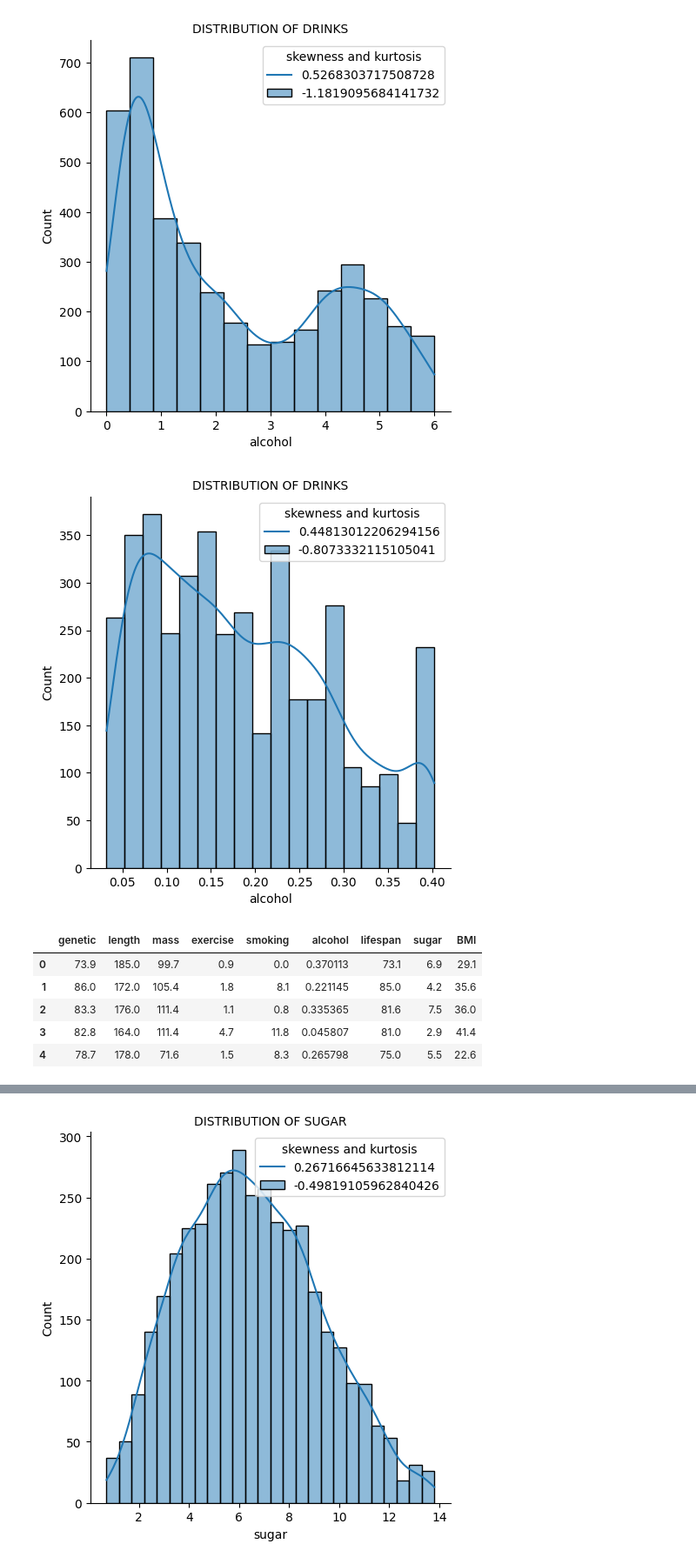
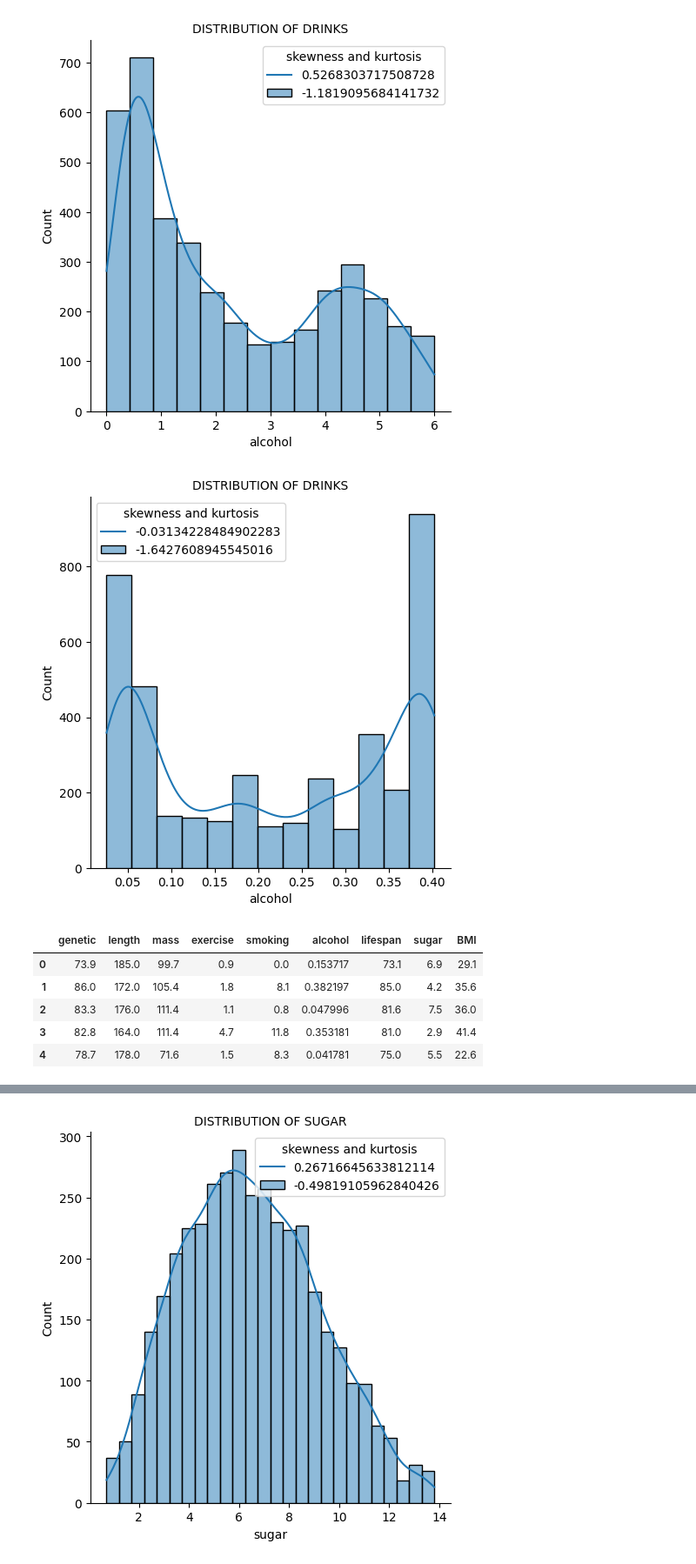
Before and after one commit to TinkerFrank/healthapp, a Jupyter notebook: RegressieTest.ipynb, the cells around one changed output, grey strips where cells are left out. Shown: that part at 87% size. Saved outputs shown, nothing was run; the diff lists cells and outputs as text; code cells hidden in the pictures.

Commit message:
Feature Distribution Transformation Tests added

```diff
--- a/RegressieTest.ipynb
+++ b/RegressieTest.ipynb
@@ -179,0 +248,19 @@ plt.show()
+# %%
+# fit lognormal distribution
+from scipy import stats
+import seaborn as sns
+
+data = df4['exercise'].values
+
+shape, loc, scale = stats.lognorm.fit(data, loc=0)
+pdf_lognorm = stats.lognorm.pdf(df4["exercise"], shape, loc, scale)
+
+df_data_trans_exercise = pd.DataFrame(pdf_lognorm, columns = ['exercise'])
+df_data_trans_exercise.head()
+
+sns.displot(df_data_trans_exercise["exercise"],kde=True)
+plt.title("DISTRIBUTION OF DRINKS",fontsize=10)
+skewness=str(df_data_trans_exercise["exercise"].skew())
+kurtosis=str(df_data_trans_exercise["exercise"].kurt())
+plt.legend([skewness,kurtosis],title=("skewness and kurtosis"))
+plt.show()
@@ -248,30 +337,30 @@ plt.show()
 # %%
 # fit lognormal distribution
 from scipy import stats
 shape, loc, scale = stats.lognorm.fit(df5["alcohol"], loc=0)
-pdf_lognorm = stats.lognorm.pdf(data, shape, loc, scale)
+pdf_lognorm = stats.lognorm.pdf(df5["alcohol"], shape, loc, scale)
 
 df_data_trans_alcohol = pd.DataFrame(pdf_lognorm, columns = ['alcohol'])
 df_data_trans_alcohol.head()
 
 sns.displot(df_data_trans_alcohol["alcohol"],kde=True)
 plt.title("DISTRIBUTION OF DRINKS",fontsize=10)
 skewness=str(df_data_trans_alcohol["alcohol"].skew())
 kurtosis=str(df_data_trans_alcohol["alcohol"].kurt())
 plt.legend([skewness,kurtosis],title=("skewness and kurtosis"))
 plt.show()
 # %% [output]
-[figure, old version]
+[figure, new version]
 # %%
 df5['alcohol']=df_data_trans_alcohol
 df5.head()
 # %% [output]
 |  | genetic | length | mass | exercise | smoking | alcohol | lifespan | sugar | BMI |
-| 0 | 73.9 | 185.0 | 99.7 | 0.9 | 0.0 | 0.370113 | 73.1 | 6.9 | 29.1 |
-| 1 | 86.0 | 172.0 | 105.4 | 1.8 | 8.1 | 0.221145 | 85.0 | 4.2 | 35.6 |
-| 2 | 83.3 | 176.0 | 111.4 | 1.1 | 0.8 | 0.335365 | 81.6 | 7.5 | 36.0 |
-| 3 | 82.8 | 164.0 | 111.4 | 4.7 | 11.8 | 0.045807 | 81.0 | 2.9 | 41.4 |
-| 4 | 78.7 | 178.0 | 71.6 | 1.5 | 8.3 | 0.265798 | 75.0 | 5.5 | 22.6 |
+| 0 | 73.9 | 185.0 | 99.7 | 0.9 | 0.0 | 0.153717 | 73.1 | 6.9 | 29.1 |
+| 1 | 86.0 | 172.0 | 105.4 | 1.8 | 8.1 | 0.382197 | 85.0 | 4.2 | 35.6 |
+| 2 | 83.3 | 176.0 | 111.4 | 1.1 | 0.8 | 0.047996 | 81.6 | 7.5 | 36.0 |
+| 3 | 82.8 | 164.0 | 111.4 | 4.7 | 11.8 | 0.353181 | 81.0 | 2.9 | 41.4 |
+| 4 | 78.7 | 178.0 | 71.6 | 1.5 | 8.3 | 0.041781 | 75.0 | 5.5 | 22.6 |
 # %%
 mydf = df5
 
```
Also changed, not shown: parts of 8 cells of this notebook.
